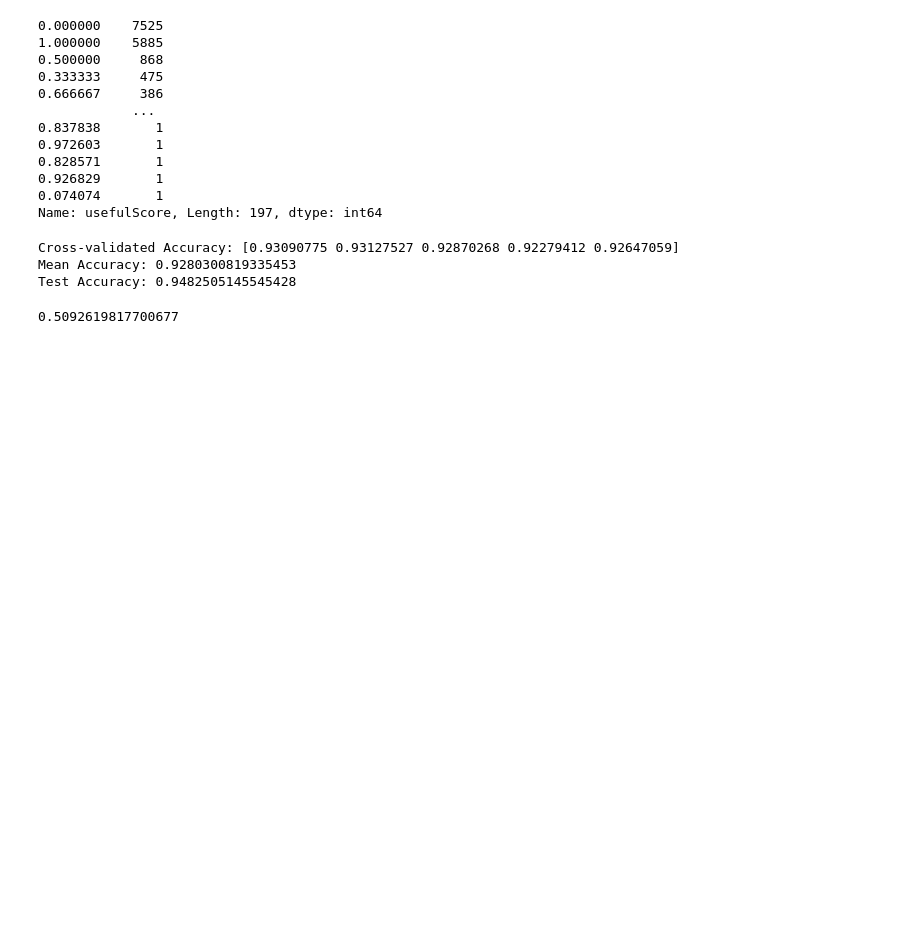
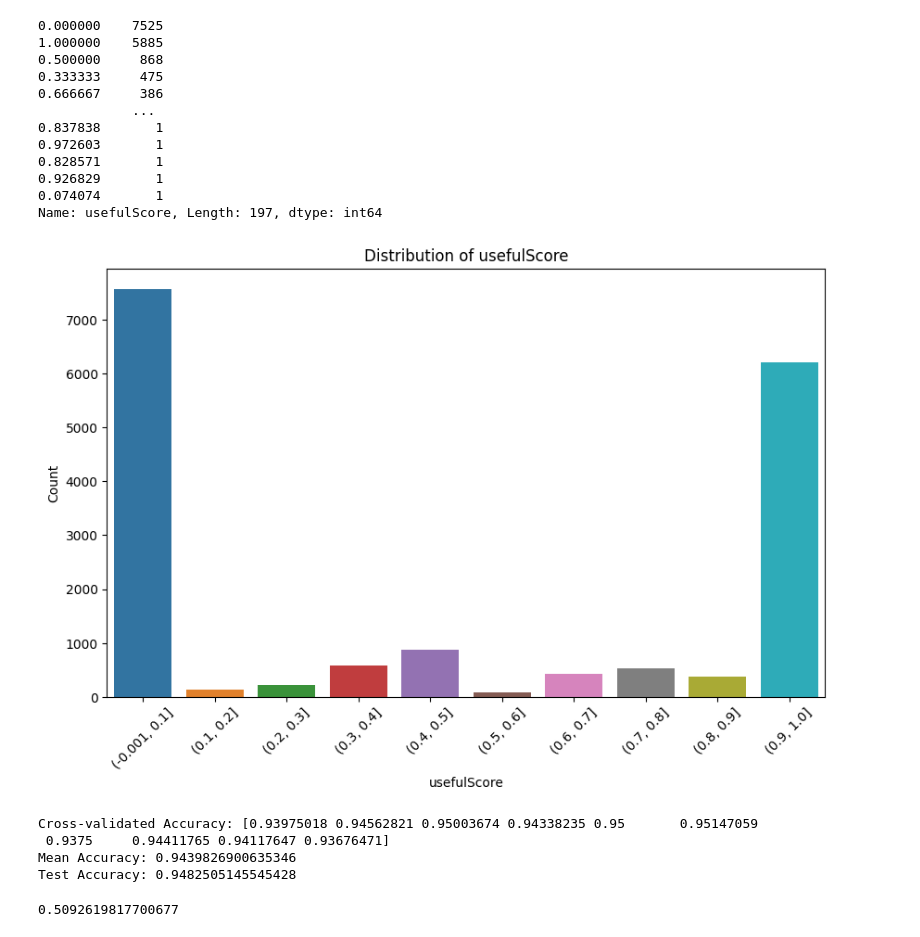
Before and after one commit to SIqi-Yu/Analysis_Amazon_review, a Jupyter notebook: Cloth_Shoe_Jewe.ipynb, the cells around one changed output. Cells and saved outputs as stored; diff of their text form; code cells hidden in the pictures; blank space fills up the shorter version.

```diff
--- a/Cloth_Shoe_Jewe.ipynb
+++ b/Cloth_Shoe_Jewe.ipynb
@@ -525,18 +529,42 @@ balanced_data['usefulScore'].value_counts()
 0.926829       1
 0.074074       1
 Name: usefulScore, Length: 197, dtype: int64
+# %%
+import pandas as pd
+import seaborn as sns
+import matplotlib.pyplot as plt
+
+# 假设 sample_data 包含了你的数据
+# 例如：sample_data = pd.read_csv('your_data.csv')
+
+# 将 usefulScore 列的值分成十个区间
+bins = pd.cut(balanced_data['usefulScore'], bins=10)
+
+# 计算每个区间的计数
+counts = bins.value_counts().sort_index()
+
+# 绘制 barplot
+plt.figure(figsize=(10, 6))
+sns.barplot(x=counts.index, y=counts.values)
+plt.xlabel('usefulScore')
+plt.ylabel('Count')
+plt.title('Distribution of usefulScore')
+plt.xticks(rotation=45)
+plt.show()
+# %% [output]
+[figure, added]
 # %%
 
 ##################随机森林
 
 ##过拟合，减少树的数量
 
-rf_model = RandomForestClassifier(n_estimators=20, random_state=42)  #100->10
+rf_model = RandomForestClassifier(n_estimators=20, random_state=42)
 
 # 使用交叉验证评估模型性能
 # cv 参数指定了将数据集分成几份进行交叉验证，这里使用了 5 折交叉验证
 # scoring 参数指定了评估指标，比如 'accuracy' 代表准确率
-scores = cross_val_score(rf_model, X_train, y_train_binary, cv=5, scoring='accuracy')
+scores = cross_val_score(rf_model, X_train, y_train_binary, cv=10, scoring='accuracy')
 rf_model.fit(X_train,y_train_binary)
 
 # 输出交叉验证的结果
@@ -547,8 +575,9 @@ print("Mean Accuracy:", scores.mean())
 accuracy = rf_model.score(X_test, y_test_binary)
 print(f'Test Accuracy: {accuracy}')
 # %% [output]
-Cross-validated Accuracy: [0.93090775 0.93127527 0.92870268 0.92279412 0.92647059]
-Mean Accuracy: 0.9280300819335453
+Cross-validated Accuracy: [0.93975018 0.94562821 0.95003674 0.94338235 0.95       0.95147059
+ 0.9375     0.94411765 0.94117647 0.93676471]
+Mean Accuracy: 0.9439826900635346
 Test Accuracy: 0.9482505145545428
 # %%
 y_test_binary.mean()
```
Also changed, not shown: parts of 15 cells of this notebook, 2 other files.
